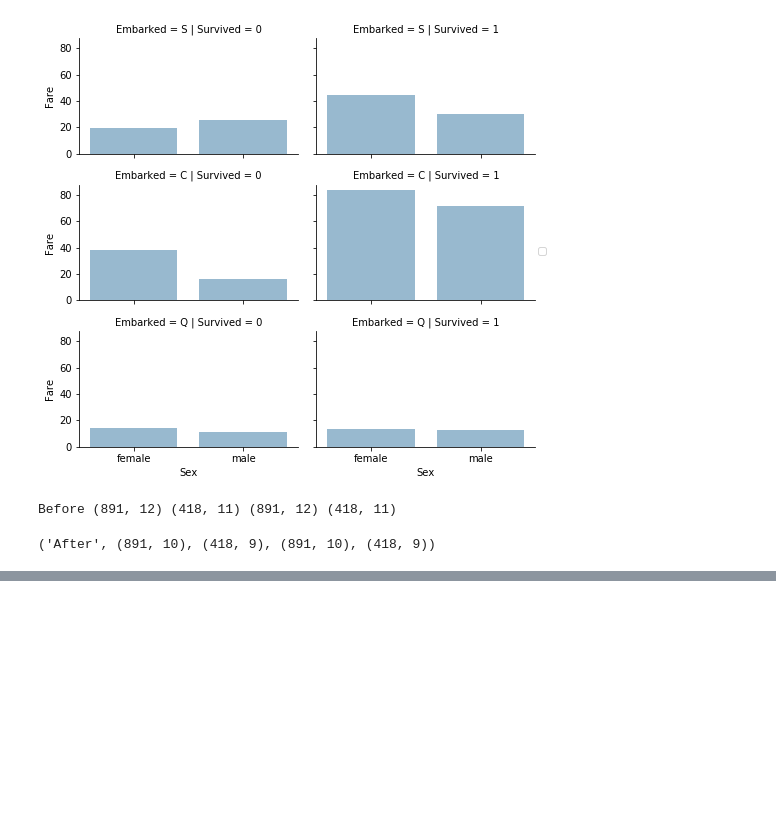
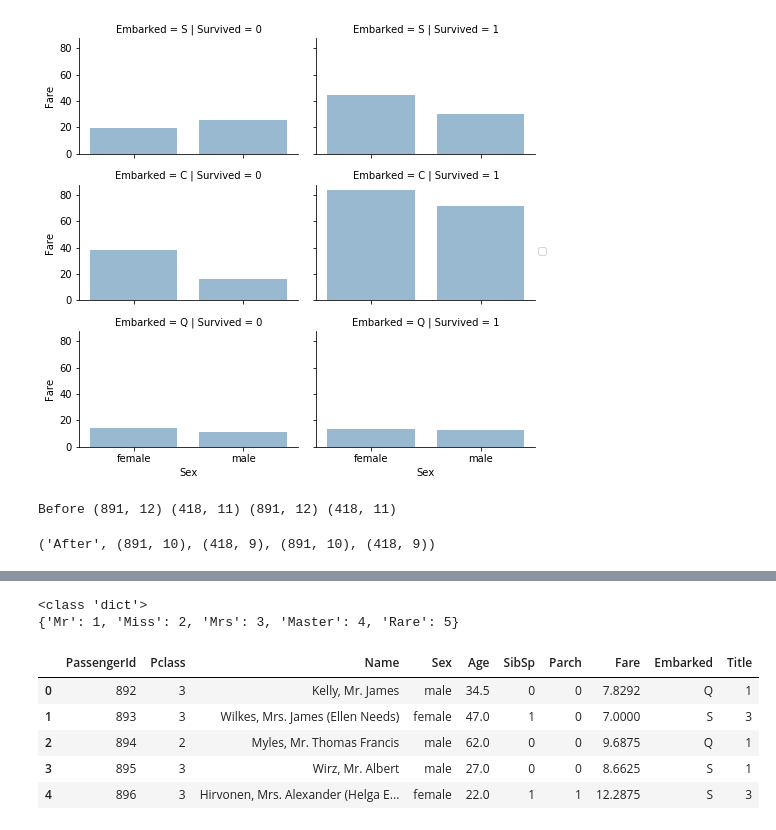
Before and after one commit to busedel1/Titanic_Data_Science, a Jupyter notebook: My_work.ipynb, the cells around one changed output, grey strips where cells are left out. Cells and saved outputs as stored; diff of their text form; code cells hidden in the pictures; blank space fills up the shorter version.

```diff
--- a/My_work.ipynb
+++ b/My_work.ipynb
@@ -160,0 +215,7 @@ list
+# %%
+#正規表現で，combineにある氏名の略語（Mr.,Dr.,など）を検索
+#検索したものをcombineの末尾に追加
+#crosstabで検索結果を表示させる
+for dataset in combine:
+    dataset['Title'] = dataset.Name.str.extract(' ([A-Za-z]+)\.', expand=True)
+pd.crosstab(train_df['Title'], train_df['Sex'])
@@ -160,0 +242,11 @@ list
+# %%
+#データの入れ替え
+for dataset in combine:
+    dataset['Title'] = dataset['Title'].replace(['Lady', 'Countess','Capt', 'Col',\
+ 	'Don', 'Dr', 'Major', 'Rev', 'Sir', 'Jonkheer', 'Dona'], 'Rare')
+
+    dataset['Title'] = dataset['Title'].replace('Mlle', 'Miss')
+    dataset['Title'] = dataset['Title'].replace('Ms', 'Miss')
+    dataset['Title'] = dataset['Title'].replace('Mme', 'Mrs')
+#グルーピング
+train_df[['Title', 'Sex', 'Survived']].groupby(['Title','Sex'], as_index=False).mean()
@@ -160,0 +261,19 @@ list
+# %%
+#名前の略称の行を追加
+title_mapping = {"Mr": 1, "Miss": 2, "Mrs": 3, "Master": 4, "Rare": 5}
+print(type(title_mapping))
+print (title_mapping)
+for dataset in combine:
+    dataset['Title'] = dataset['Title'].map(title_mapping)
+    dataset['Title'] = dataset['Title'].fillna(0)
+
+test_df.head()
+# %% [output]
+<class 'dict'>
+{'Mr': 1, 'Miss': 2, 'Mrs': 3, 'Master': 4, 'Rare': 5}
+|  | PassengerId | Pclass | Name | Sex | Age | SibSp | Parch | Fare | Embarked | Title |
+| 0 | 892 | 3 | Kelly, Mr. James | male | 34.5 | 0 | 0 | 7.8292 | Q | 1 |
+| 1 | 893 | 3 | Wilkes, Mrs. James (Ellen Needs) | female | 47.0 | 1 | 0 | 7.0000 | S | 3 |
+| 2 | 894 | 2 | Myles, Mr. Thomas Francis | male | 62.0 | 0 | 0 | 9.6875 | Q | 1 |
+| 3 | 895 | 3 | Wirz, Mr. Albert | male | 27.0 | 0 | 0 | 8.6625 | S | 1 |
+| 4 | 896 | 3 | Hirvonen, Mrs. Alexander (Helga E... | female | 22.0 | 1 | 1 | 12.2875 | S | 3 |
```
Also changed, not shown: parts of 48 cells of this notebook.
